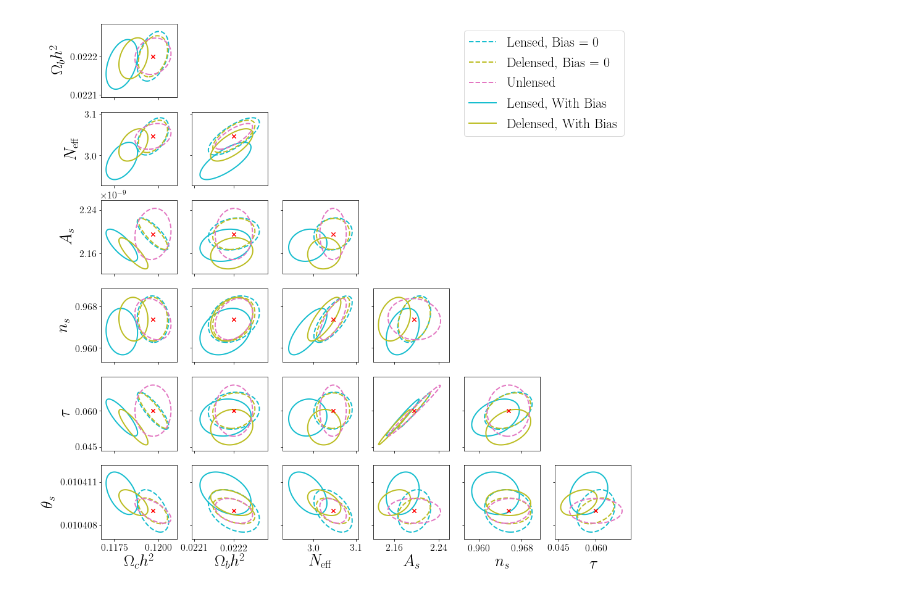
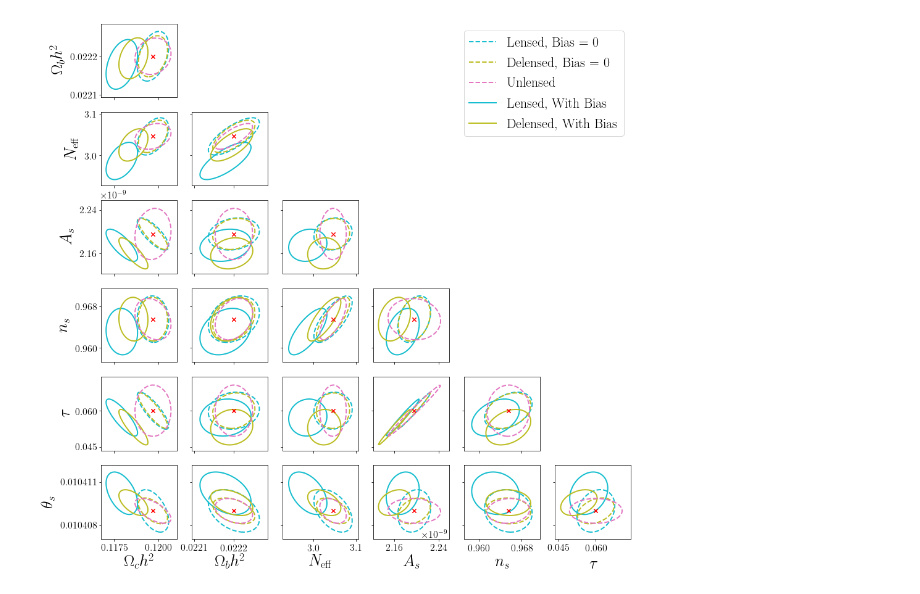
Before and after one commit to ctrendafilova/FisherLens, a Jupyter notebook: paperPlots/biasPlots.ipynb, the cells around one changed output. Saved outputs shown, nothing was run; the diff lists cells and outputs as text; code cells hidden in the pictures.

```diff
--- a/paperPlots/biasPlots.ipynb
+++ b/paperPlots/biasPlots.ipynb
@@ -140,35 +140,35 @@ for cp1, cosmo1 in enumerate(cosmoParamsEllipses):
                     if cp2 == nPlots-1:
                         plt.xlabel(cosmoParamsPretty[cosmo1], fontsize = 16+fs)
                         plt.xticks(fontsize=6+fs)
-                        if cosmo1 == 'A_s' and cosmo2 == 'H0' and st == 0 and gt == 0:
+                        if cosmo1 == 'A_s' and cosmo2 == 'theta_s' and st == 0 and gt == 0:
                             ax.get_xaxis().get_offset_text().set_visible(False)
                             ax_max = max(ax.get_xticks())
                             exponent_axis = np.floor(np.log10(ax_max)).astype(int)
                             ax.annotate(r'$\times$10$^{%i}$'%(exponent_axis),
                                          xy=(.64, .02), xycoords='axes fraction', fontsize=6+fs)
                         else:
                             ax.get_xaxis().get_offset_text().set_visible(False)
                     else:
                         plt.gca().xaxis.set_ticklabels([])
                     if cp1 == 0:
                         plt.ylabel(cosmoParamsPretty[cosmo2], fontsize = 16+fs)
                         plt.yticks(fontsize=6+fs)
                         ax.yaxis.offsetText.set_fontsize(6+fs)
                     else:
                         plt.gca().yaxis.set_ticklabels([])
                     ax.xaxis.set_major_locator(plt.MaxNLocator(2))
                     ax.yaxis.set_major_locator(plt.MaxNLocator(2))
 
 custom_lines = [Line2D([0], [0], ls=linestyles[1], color=colors[0], lw=2),
                 Line2D([0], [0], ls=linestyles[1], color=colors[1], lw=2),
                 Line2D([0], [0], ls=linestyles[1], color=colors[2], lw=2),
                 Line2D([0], [0], ls=linestyles[0], color=colors[0], lw=2),
                 Line2D([0], [0], ls=linestyles[0], color=colors[1], lw=2)]
 ax = plt.subplot(nPlots, nPlots, nPlots+nPlots-1)
 ax.axis("off")
 ax.legend(custom_lines, ['Lensed, Bias = 0', 'Delensed, Bias = 0', 'Unlensed', \
                          'Lensed, With Bias', 'Delensed, With Bias'], fontsize=12+fs)
 
 plt.savefig('fig_baryonbias.pdf', bbox_inches = 'tight')
 # %% [output]
-[figure, old version]
+[figure, new version]
```
